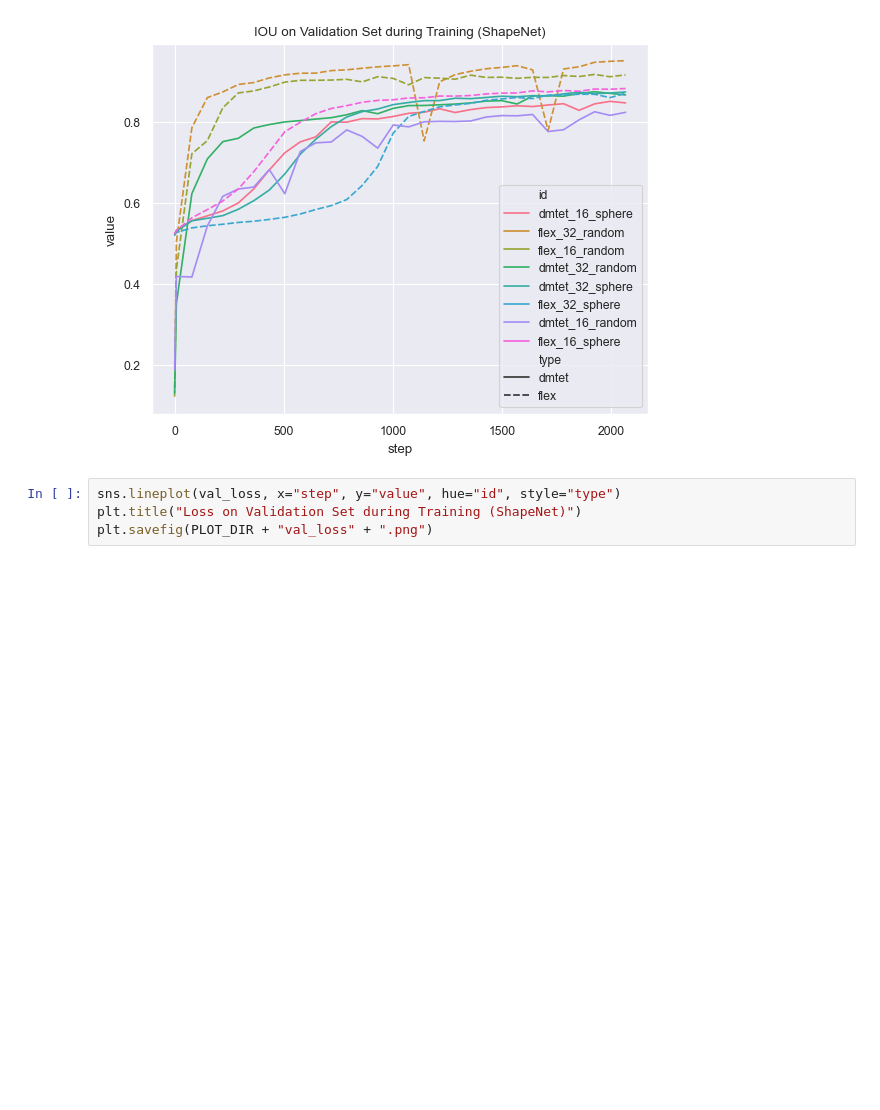
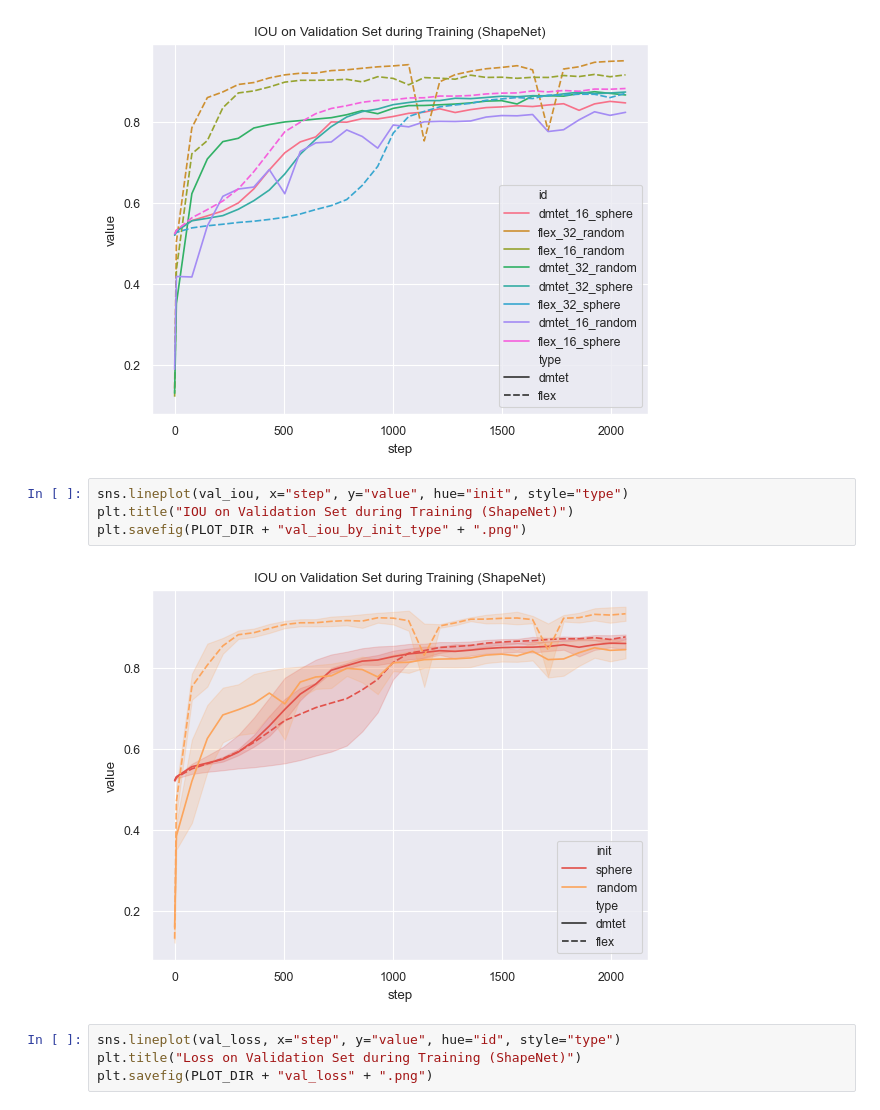
Before and after one commit to kataikko/dll2025project, a Jupyter notebook: plotting/plotting.ipynb, the cells around one changed output. Cells and saved outputs as stored; diff of their text form; blank space fills up the shorter version.

Commit message:
feat: added plots for val by init + type

```diff
--- a/plotting/plotting.ipynb
+++ b/plotting/plotting.ipynb
@@ -93,6 +93,12 @@ plt.title("IOU on Validation Set during Training (ShapeNet)")
 plt.savefig(PLOT_DIR + "val_iou" + ".png")
 # %% [output]
 [figure]
+# %%
+sns.lineplot(val_iou, x="step", y="value", hue="init", style="type")
+plt.title("IOU on Validation Set during Training (ShapeNet)")
+plt.savefig(PLOT_DIR + "val_iou_by_init_type" + ".png")
+# %% [output]
+[figure, added]
 # %%
 sns.lineplot(val_loss, x="step", y="value", hue="id", style="type")
 plt.title("Loss on Validation Set during Training (ShapeNet)")
```
Also changed, not shown: parts of 2 cells of this notebook, 3 other files.
